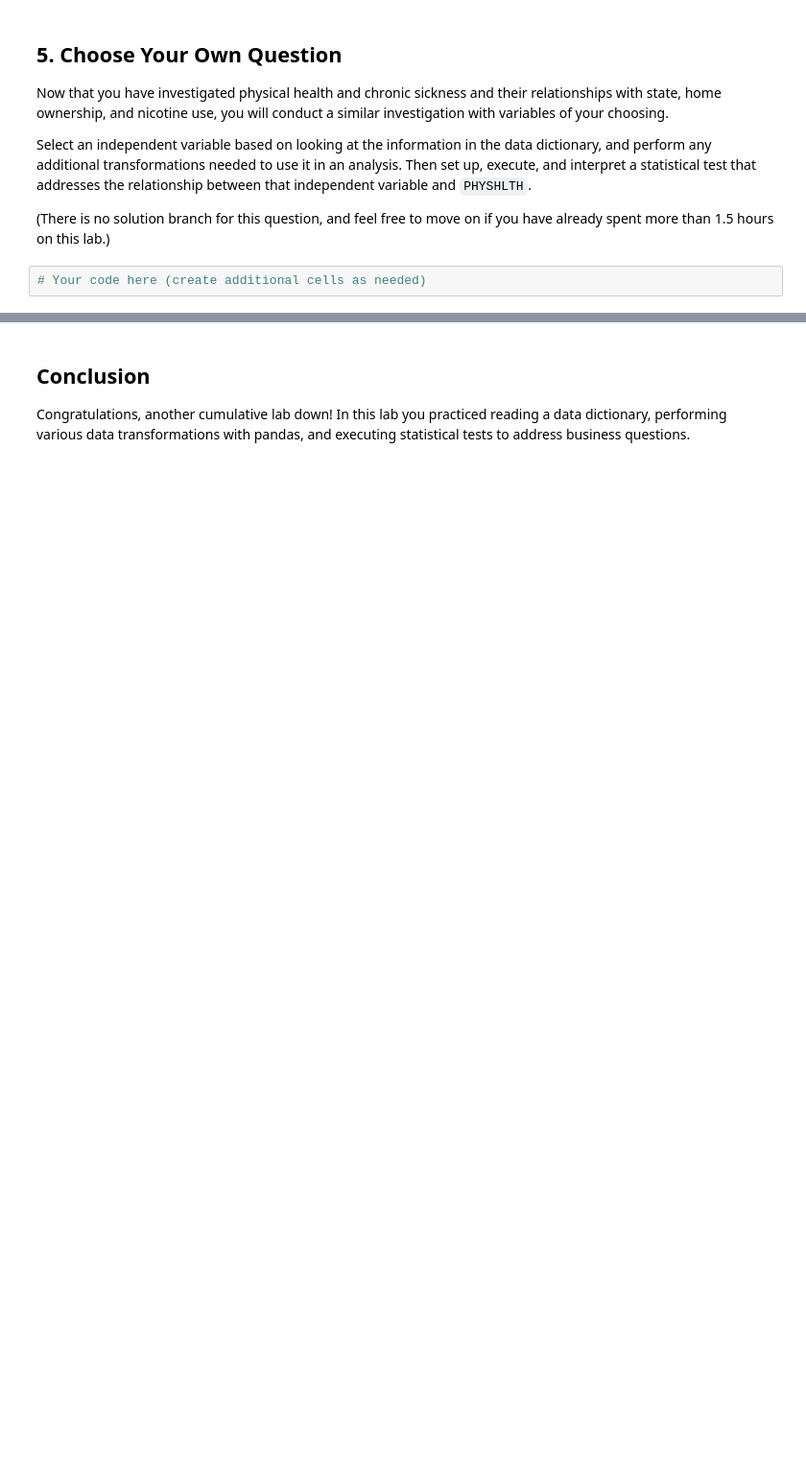
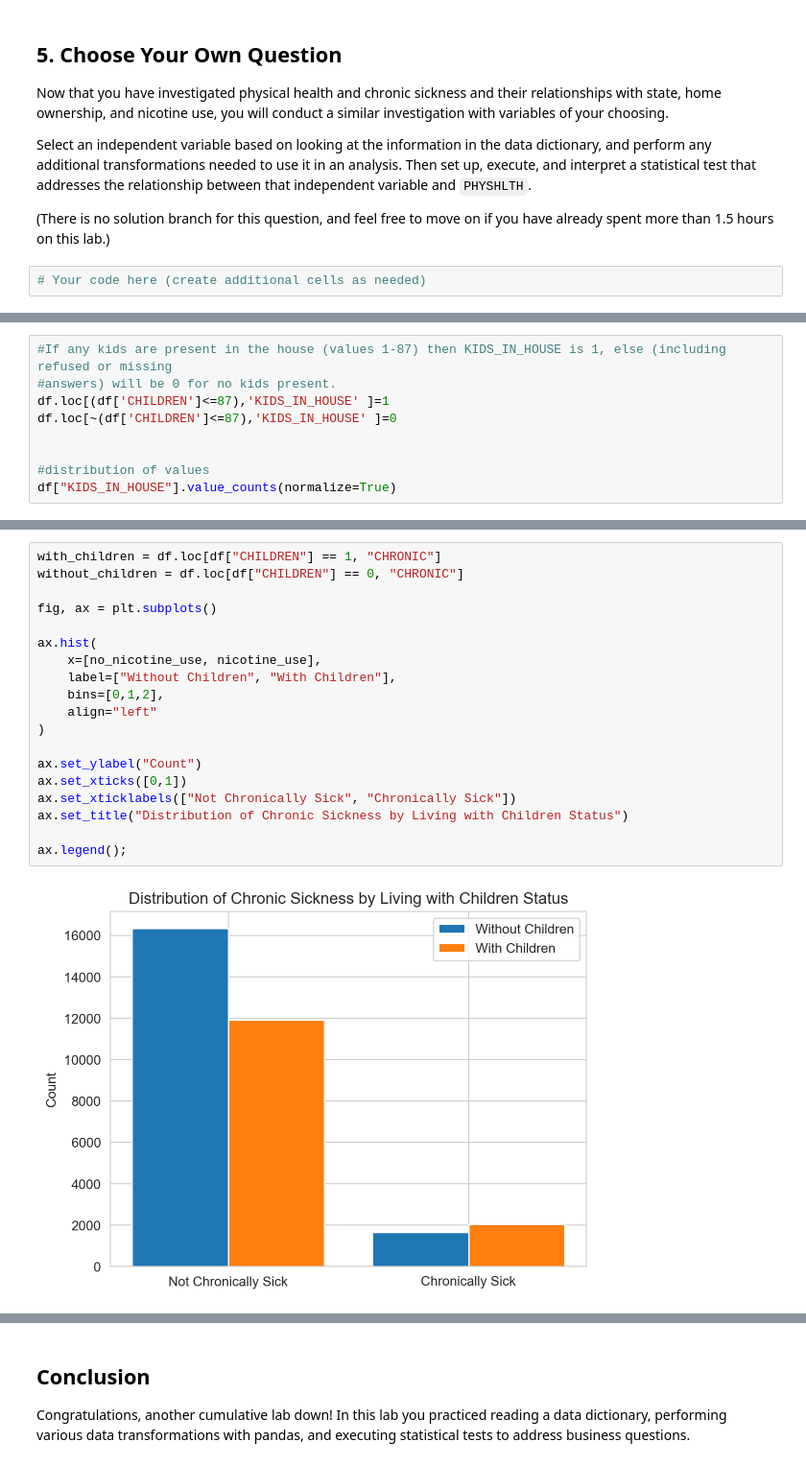
Before and after one commit to AndrewReusche/dsc-hypothesis-testing-lab, a Jupyter notebook: index.ipynb, the cells around one changed output, grey strips where cells are left out. Shown: that part at 96% size. Drawn from its saved outputs; the diff is of its cells as text; blank space fills up the shorter version.

```diff
--- a/index.ipynb
+++ b/index.ipynb
@@ -642,0 +679,9 @@ Select an independent variable based on looking at the information in the data d
+# %%
+#If any kids are present in the house (values 1-87) then KIDS_IN_HOUSE is 1, else (including refused or missing
+#answers) will be 0 for no kids present.
+df.loc[(df['CHILDREN']<=87),'KIDS_IN_HOUSE' ]=1
+df.loc[~(df['CHILDREN']<=87),'KIDS_IN_HOUSE' ]=0
+
+
+#distribution of values
+df["KIDS_IN_HOUSE"].value_counts(normalize=True)
@@ -642,0 +702,21 @@ Select an independent variable based on looking at the information in the data d
+# %%
+with_children = df.loc[df["CHILDREN"] == 1, "CHRONIC"]
+without_children = df.loc[df["CHILDREN"] == 0, "CHRONIC"]
+
+fig, ax = plt.subplots()
+
+ax.hist(
+    x=[no_nicotine_use, nicotine_use],
+    label=["Without Children", "With Children"],
+    bins=[0,1,2],
+    align="left"
+)
+
+ax.set_ylabel("Count")
+ax.set_xticks([0,1])
+ax.set_xticklabels(["Not Chronically Sick", "Chronically Sick"])
+ax.set_title("Distribution of Chronic Sickness by Living with Children Status")
+
+ax.legend();
+# %% [output]
+[figure, added]
```
Also changed, not shown: parts of 10 cells of this notebook.
